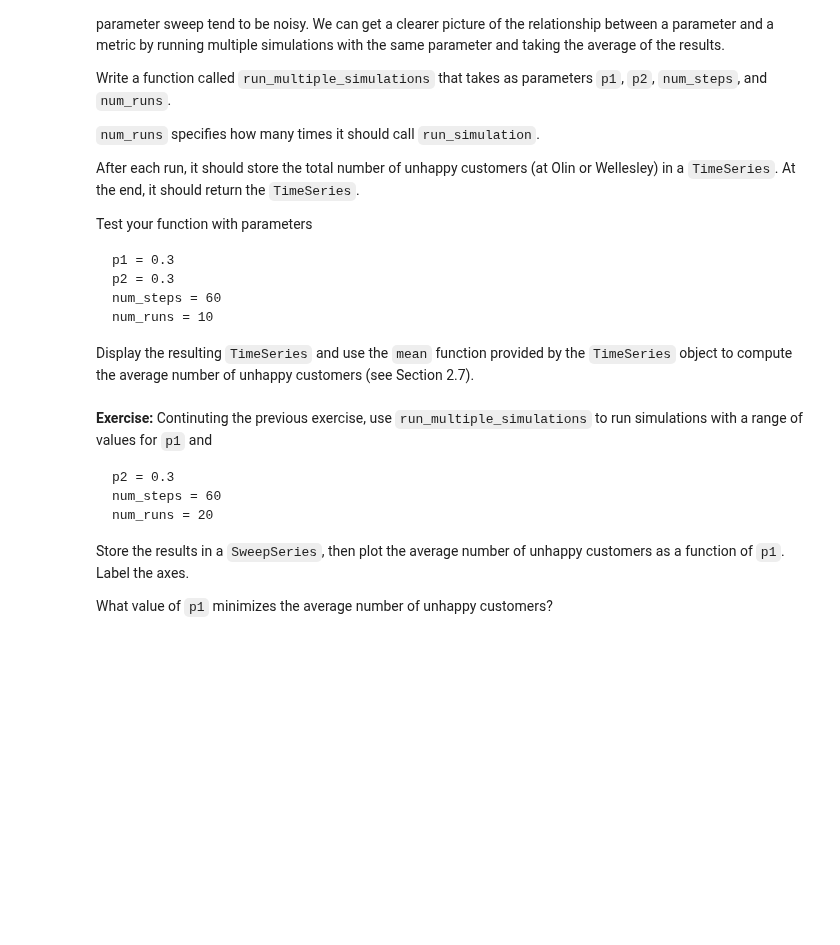
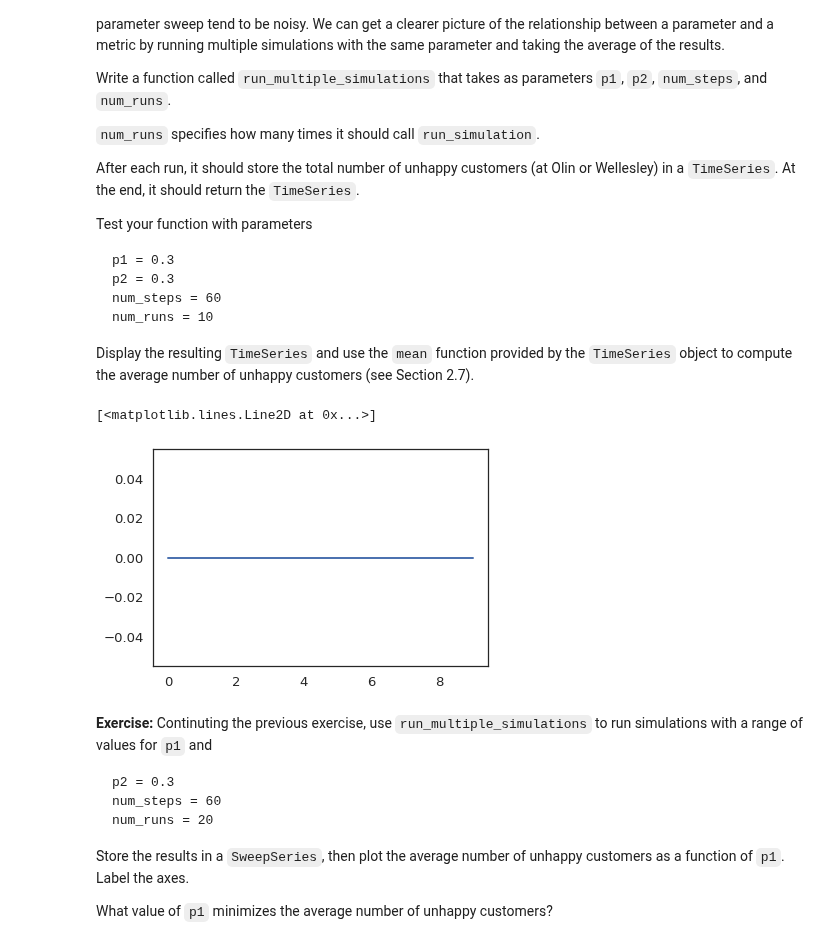
Before and after one commit to ferrysany/ModSimPy, a Jupyter notebook: colab/chap04.ipynb, the cells around one changed output. Drawn from its saved outputs; the diff is of its cells as text; code cells hidden in the pictures; blank space fills up the shorter version.

```diff
--- a/colab/chap04.ipynb
+++ b/colab/chap04.ipynb
@@ -360,3 +356,17 @@ def run_multiple_simulations(p1, p2, num_steps, num_runs):
+# %%
+def run_multiple_simulations(p1, p2, num_steps, num_runs):
+  results = TimeSeries()
+  for i in range(num_runs):
+    state = run_simulation(p1,p2,num_steps)
+    results[i] = state.olin_empty
+
+  return results
+# %%
+
+plot(run_multiple_simulations(0.3,0.3,60,10), label='Olin')
+# %% [output]
+[<matplotlib.lines.Line2D at 0x...>]
+[figure, added]
 # %% [markdown]
 **Exercise:**  Continuting the previous exercise, use `run_multiple_simulations` to run simulations with a range of values for `p1` and
 
```
Also changed, not shown: parts of 2 cells of this notebook.
